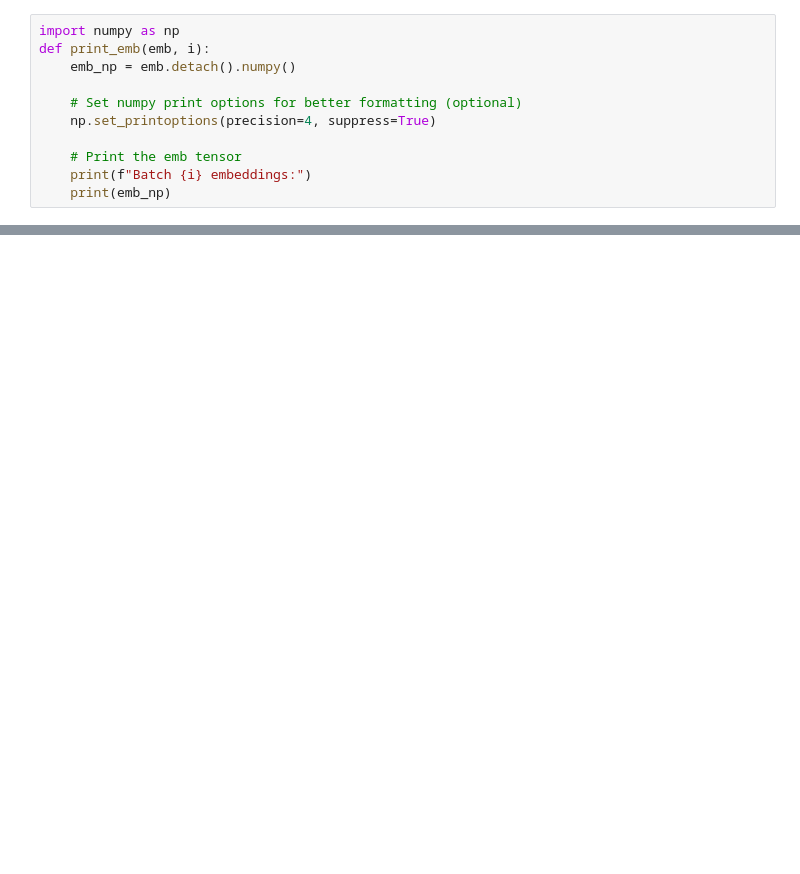
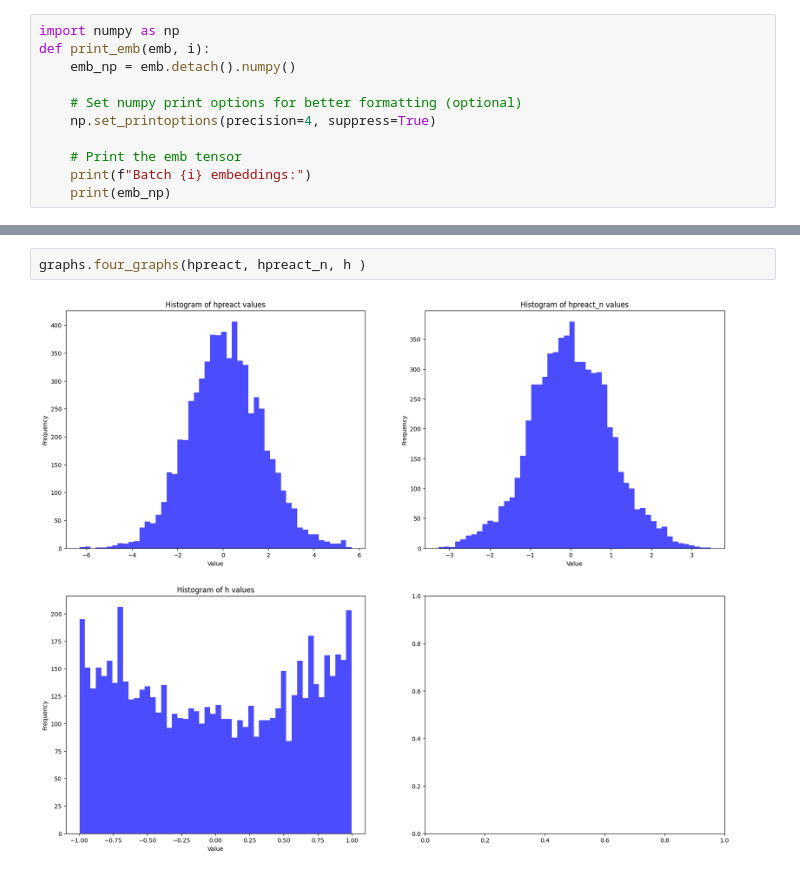
Before and after one commit to vish02chouhan/use-micrograd, a Jupyter notebook: practise/Batch-Normalization/2 Visualize batch impact.ipynb, the cells around one changed output, grey strips where cells are left out. Drawn from its saved outputs; the diff is of its cells as text; blank space fills up the shorter version.

```diff
--- a/practise/Batch-Normalization/2 Visualize batch impact.ipynb
+++ b/practise/Batch-Normalization/2 Visualize batch impact.ipynb
@@ -120,0 +132,4 @@ ModuleNotFoundError: No module named 'helpers'
+# %%
+graphs.four_graphs(hpreact, hpreact_n, h )
+# %% [output]
+[figure, added]
```
Also changed, not shown: parts of 5 cells of this notebook, 2 other files.
